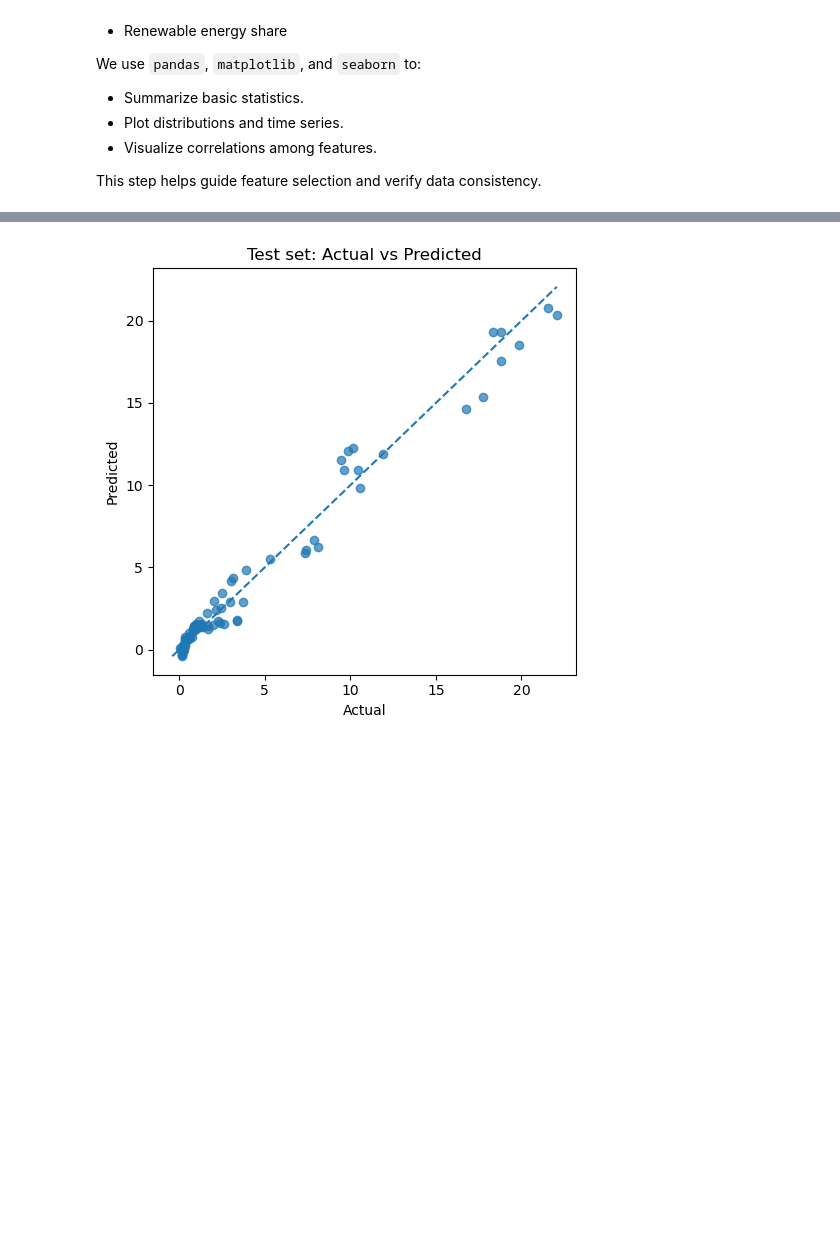
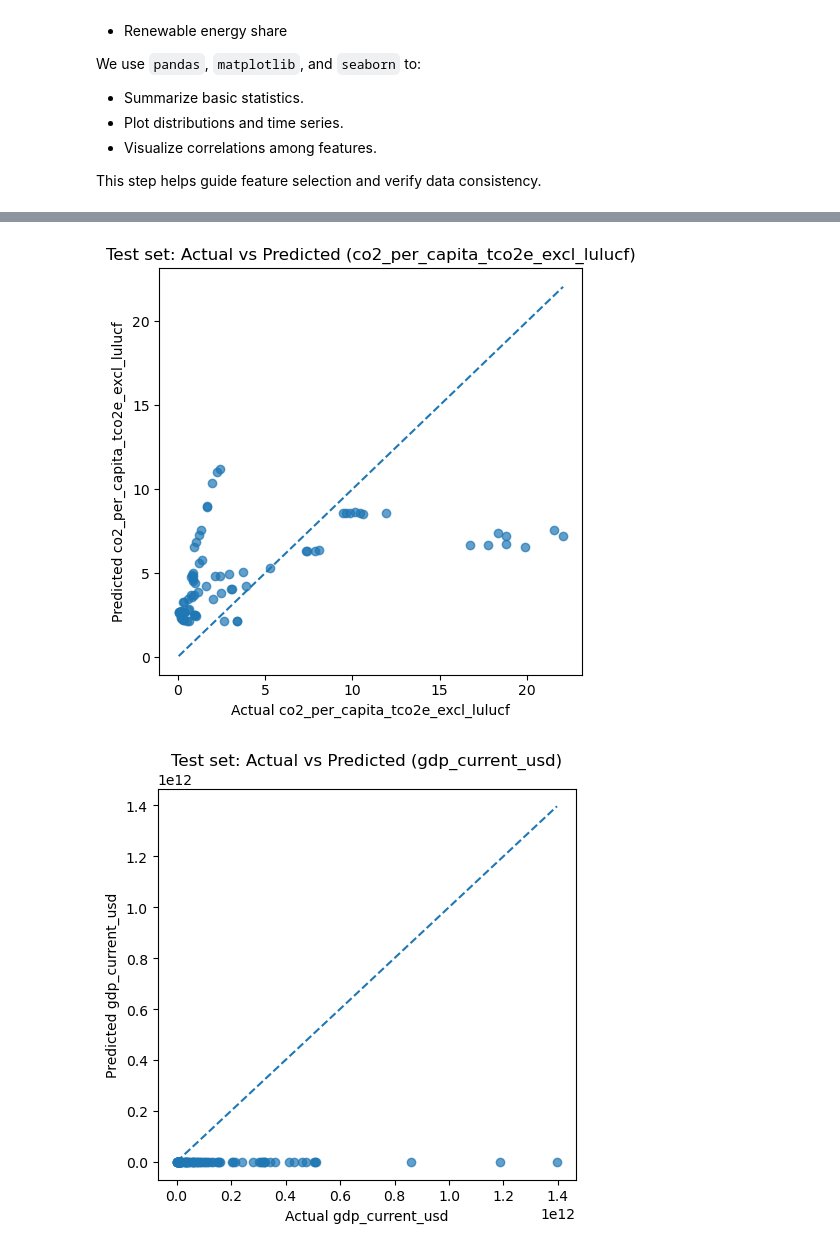
Before and after one commit to juliangoph/dat204m-hw2-data-persistence-analysis-and-modeling, a Jupyter notebook: notebooks/02_analysis_from_db.ipynb, the cells around one changed output, grey strips where cells are left out. Cells and saved outputs as stored; diff of their text form; code cells hidden in the pictures; blank space fills up the shorter version.

Commit message:
updated ML model to use multiple target variables

```diff
--- a/notebooks/02_analysis_from_db.ipynb
+++ b/notebooks/02_analysis_from_db.ipynb
@@ -88,19 +106,19 @@ df.sort_values(["country", "year"]).head()
 | 298 | BRN | 1993 | 19.535619 | 5.4108 | 7299.532663 | 6.203340e+09 | ... |
 | 299 | BRN | 1994 | 19.338170 | 5.4938 | 6603.066579 | 6.467783e+09 | ... |
 # %%
-required_cols = ["country", "year", TARGET] + FEATURES
+required_cols = ["country", "year"] + TARGETS + FEATURES
 missing = [c for c in required_cols if c not in df.columns]
 assert not missing, f"Missing columns in table: {missing}"
 
 # Ensure correct types
 df["year"] = pd.to_numeric(df["year"], errors="coerce").astype("Int64")
-for col in FEATURES + [TARGET]:
+
+for col in FEATURES + TARGETS:
     df[col] = pd.to_numeric(df[col], errors="coerce")
 
-# Keep rows that have the target
-df = df.dropna(subset=[TARGET]).copy()
+# Keep rows that have *all* targets
+df = df.dropna(subset=TARGETS).copy()
 
-# Brief info
-display(df[["country", "year", TARGET] + FEATURES].head())
+display(df[["country", "year"] + TARGETS + FEATURES].head())
 print(df[["country", "year"]].drop_duplicates().shape[0], "country-year rows")
 # %% [output]
@@ -178,9 +210,9 @@ if "country" in df.columns:
 # %%
-model_df = df[["country", "year", TARGET] + FEATURES].copy()
+# Build modeling frame: country, year, targets + features
+model_df = df[["country", "year"] + TARGETS + FEATURES].copy()
 
-# Optionally drop rows with missing features
+# Drop rows with missing features
 model_df = model_df.dropna(subset=FEATURES).copy()
-
 print(model_df.shape)
 display(model_df.head())
 # %% [output]
@@ -194,6 +226,6 @@ display(model_df.head())
 # %%
-X = model_df[FEATURES].values
-y = model_df[TARGET].values
+X = model_df[FEATURES].values                      # shape: (n_samples, 4)
+y = model_df[TARGETS].values                      # shape: (n_samples, 2)
 
 X_train, X_test, y_train, y_test = train_test_split(
     X, y, test_size=0.25, random_state=42
@@ -250,12 +315,18 @@ Intercept: 4.781563723724934
 # %%
-plt.figure(figsize=(5,5))
-plt.scatter(y_test, y_te_pred, alpha=0.7)
-low, high = min(y_test.min(), y_te_pred.min()), max(y_test.max(), y_te_pred.max())
-plt.plot([low, high], [low, high], linestyle="--")
-plt.xlabel("Actual")
-plt.ylabel("Predicted")
-plt.title("Test set: Actual vs Predicted")
-plt.tight_layout()
-plt.show()
+for i, name in enumerate(TARGETS):
+    y_te_true = y_test[:, i]
+    y_te_hat = y_te_pred[:, i]
+
+    plt.figure(figsize=(5, 5))
+    plt.scatter(y_te_true, y_te_hat, alpha=0.7)
+    low = min(y_te_true.min(), y_te_hat.min())
+    high = max(y_te_true.max(), y_te_hat.max())
+    plt.plot([low, high], [low, high], linestyle="--")
+    plt.xlabel(f"Actual {name}")
+    plt.ylabel(f"Predicted {name}")
+    plt.title(f"Test set: Actual vs Predicted ({name})")
+    plt.tight_layout()
+    plt.show()
 # %% [output]
-[figure, old version]
+[figure, new version]
+[figure, added]
```
Also changed, not shown: parts of 17 cells of this notebook.
